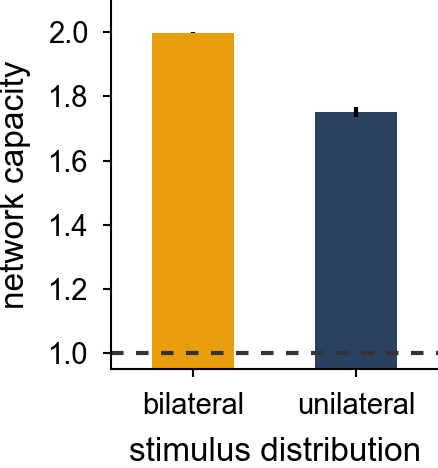
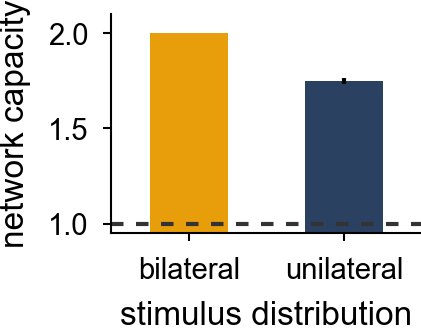
The change to this notebook cell's code, shown as a diff; its figure went from the first image to the second:
--- before
+++ after
@@ -1,4 +1,4 @@
 ### Capacity comparison
-f, ax = plt.subplots(figsize=(1.7, 1.8))
+f, ax = plt.subplots(figsize=(1.7, 1.3))
 plt.bar(0, np.mean(capacity_across), yerr=sem(capacity_across), color=colors['Across'], width=0.5)
 plt.bar(1, np.mean(capacity_within), yerr=sem(capacity_within), color=colors['Within'], width=0.5)
@@ -13,5 +13,5 @@
 plt.ylim(0.95,2.1)
 plt.tight_layout()
-#plt.savefig('./Figures/Figure6/MultiitemCapacityWithinAcrossSingle.svg', dpi=300)
+# plt.savefig(PATH+'MultiitemCapacityWithinAcrossSingle.svg', dpi=300)
 
 ### Precision comparison when both items are remembered
@@ -28,12 +28,12 @@
 df_within_both = df_within[(capacity_within==2)].copy()
 df_within_one = df_within[(capacity_within==1) & (df_within.errorA < correct_cut)].copy()
-f, ax = plt.subplots(figsize=(1.7, 1.8))
+f, ax = plt.subplots(figsize=(1.7, 1.3))
 sns.kdeplot(np.rad2deg(oneErr), color=colors['Reactivation'],\
-         label='one memory', lw=2)#, edgecolor=colors['Reactivation'], bins=np.linspace(-20, 20, 31)
+         label='dual', lw=2)#, edgecolor=colors['Reactivation'], bins=np.linspace(-20, 20, 31)
 sns.kdeplot(np.rad2deg(twoErr), color=colors['Across'],\
-         label='both memories', lw=2)
+         label='private', lw=2)
 plt.xlabel('response error (°)')
 plt.ylabel('density')
-plt.legend()
+plt.legend(handlelength=1.2, loc=(0.6,0.6))
 sns.despine()
 plt.xlim([-25, 25])
@@ -41,5 +41,5 @@
 ax.yaxis.set_ticks_position('left')
 plt.tight_layout()
-#plt.savefig('./Figures/Figure6/OneVsTwoItemPrecision.svg', dpi=300)
+# plt.savefig(PATH+'OneVsTwoItemPrecision.svg', dpi=300)
 print("STD of one memory: "+str(np.std(np.rad2deg(oneErr)))+'\n'+\
     'STD of both memories:'+str(np.std(np.rad2deg(twoErr))))

Commit: Added Higher-Capacity Model, Human data, Rebuttal